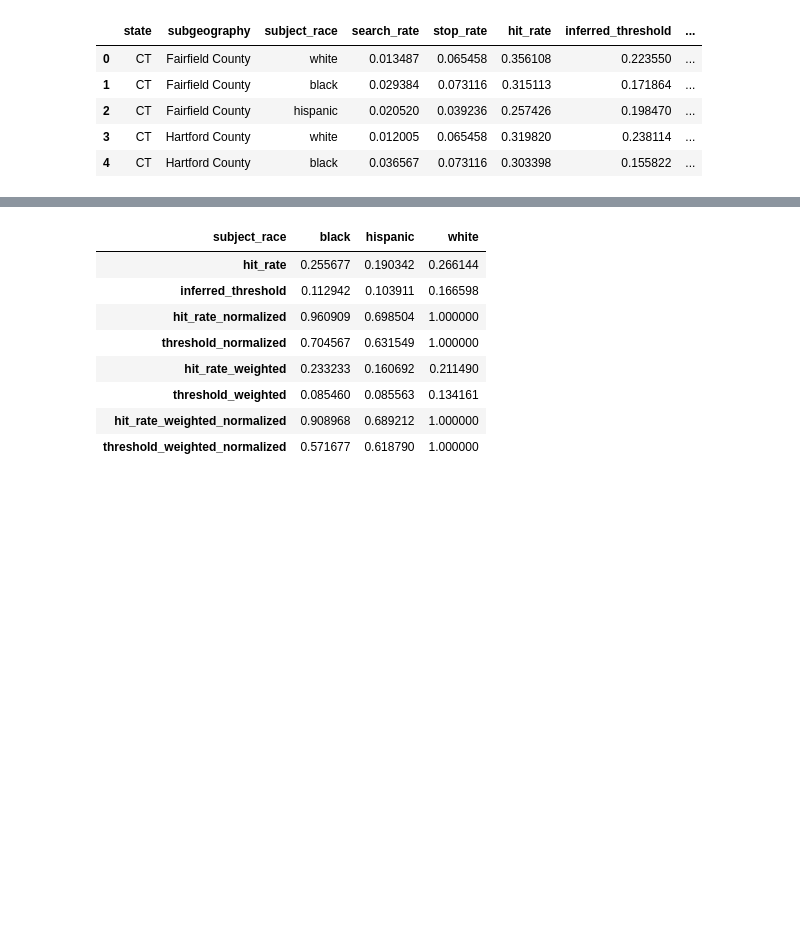
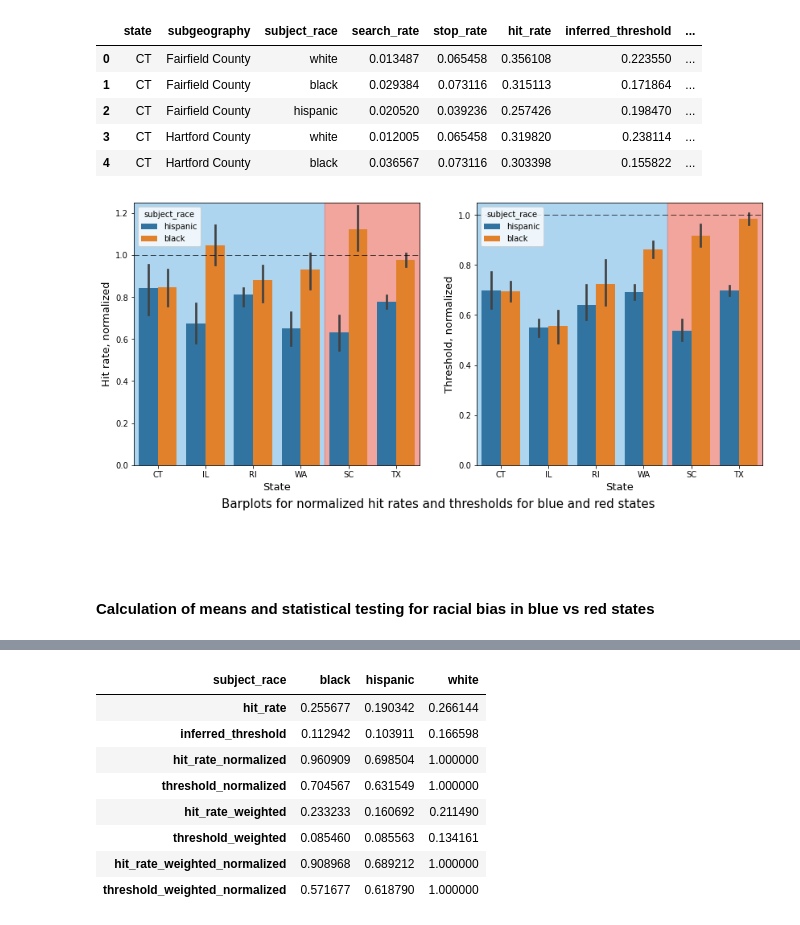
Before and after one commit to epfl-ada/ada-2020-project-milestone-p3-p3_halouma, a Jupyter notebook: extension.ipynb, the cells around one changed output, grey strips where cells are left out. Cells and saved outputs as stored; diff of their text form; code cells hidden in the pictures; blank space fills up the shorter version.

```diff
--- a/extension.ipynb
+++ b/extension.ipynb
@@ -274,3 +386,37 @@ blue.head()
 | 2 | CT | Fairfield County | hispanic | 0.020520 | 0.039236 | 0.257426 | 0.198470 | ... |
 | 3 | CT | Hartford County | white | 0.012005 | 0.065458 | 0.319820 | 0.238114 | ... |
 | 4 | CT | Hartford County | black | 0.036567 | 0.073116 | 0.303398 | 0.155822 | ... |
+# %%
+# function to plot the bar plots nicely
+def plot_bar(method, data, params, ylab):
+    ylim, ax = params
+    sns.barplot(x = "state", y = method, hue = data.index, hue_order = ['hispanic','black'], data = data, ax = ax)
+    ax.set_ylim(ylim)
+    ax.set_xlim([-0.5,5.5])
+    ax.set_xlabel('State', fontsize = 13)
+    ax.set_ylabel(ylab, fontsize = 13)
+    ax.axhline(y=1, ls = (1, (10,5)), color = 'black', lw = 0.7)
+    x = np.arange(-0.5, 3.5, 0.01)
+    ax.fill_between(x, ylim[0],ylim[1], color = "#5DADE2", alpha =0.5)
+    x = np.arange(3.5, 6, 0.01)
+    ax.fill_between(x, ylim[0],ylim[1], color = "#E74C3C", alpha =0.5)
+# %%
+# prepare data
+data = pd.concat([blue.set_index(['subject_race']).loc[['black','hispanic']],red.set_index(['subject_race']).loc[['black','hispanic']]])
+
+# prepare arguments to plotting function
+methods = ["hit_rate_normalized", "threshold_normalized"]
+ylim = [[0,1.25], [0,1.05]]
+ylab = ["Hit rate, normalized", "Threshold, normalized"]
+
+fig, axs = plt.subplots(1,2,figsize=(14,6))
+plt.suptitle("Barplots for normalized hit rates and thresholds for blue and red states", size=15, y=0.03)
+for method in range(2):
+    params = [ylim[method],axs[method]]
+    plot_bar(methods[method],data, params, ylab[method])
+# %% [output]
+[figure, added]
+# %% [markdown]
+##
+# %% [markdown]
+#### Calculation of means and statistical testing for racial bias in blue vs red states
```
Also changed, not shown: parts of 44 cells of this notebook.
